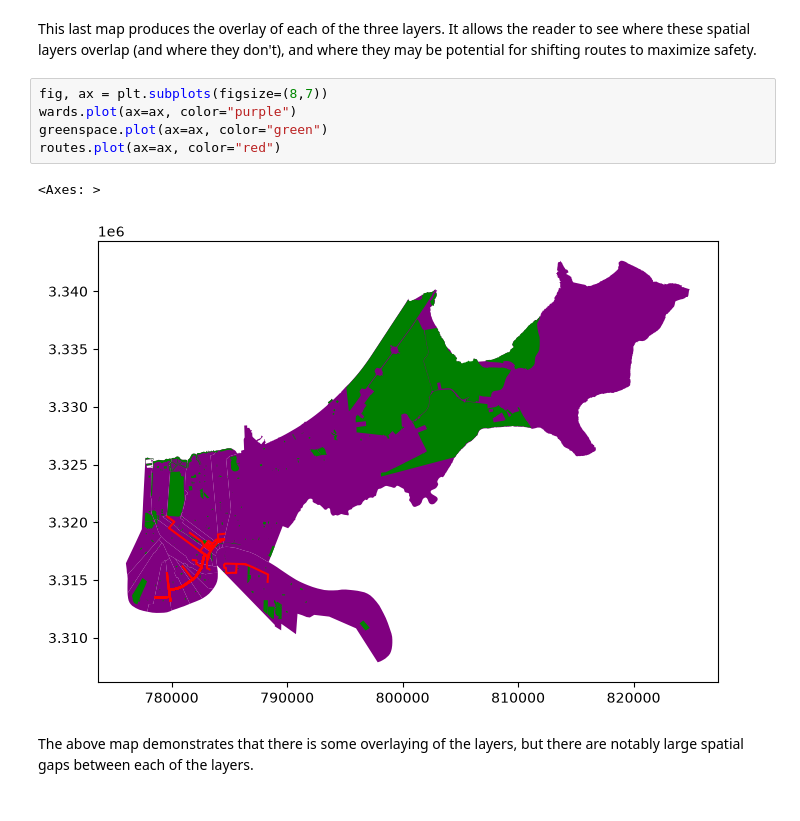
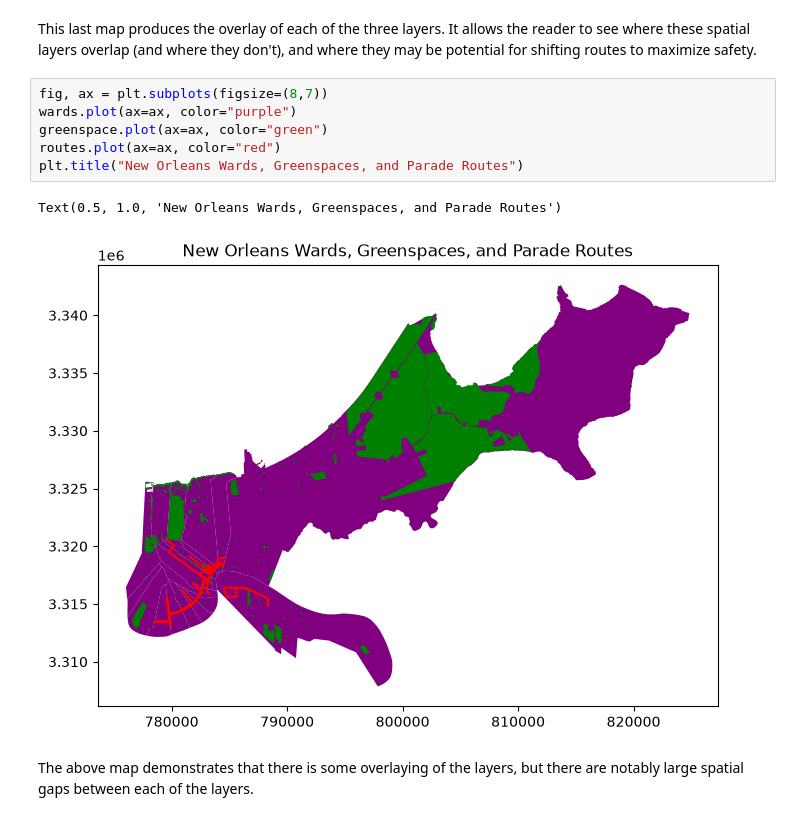
Before and after one commit to arhorton/geog592-arhorton, a Jupyter notebook: homework/week07/arhorton-hw08.ipynb, the cells around one changed output. Cells and saved outputs as stored; diff of their text form.

```diff
--- a/homework/week07/arhorton-hw08.ipynb
+++ b/homework/week07/arhorton-hw08.ipynb
@@ -64,11 +67,12 @@ This last map produces the overlay of each of the three layers. It allows the re
 # %%
 fig, ax = plt.subplots(figsize=(8,7))
 wards.plot(ax=ax, color="purple")
 greenspace.plot(ax=ax, color="green")
 routes.plot(ax=ax, color="red")
+plt.title("New Orleans Wards, Greenspaces, and Parade Routes")
 # %% [output]
-<Axes: >
+Text(0.5, 1.0, 'New Orleans Wards, Greenspaces, and Parade Routes')
-[figure, old version]
+[figure, new version]
 # %% [markdown]
 The above map demonstrates that there is some overlaying of the layers, but there are notably large spatial gaps between each of the layers.
 # %% [markdown]
```
Also changed, not shown: parts of 8 cells of this notebook.
